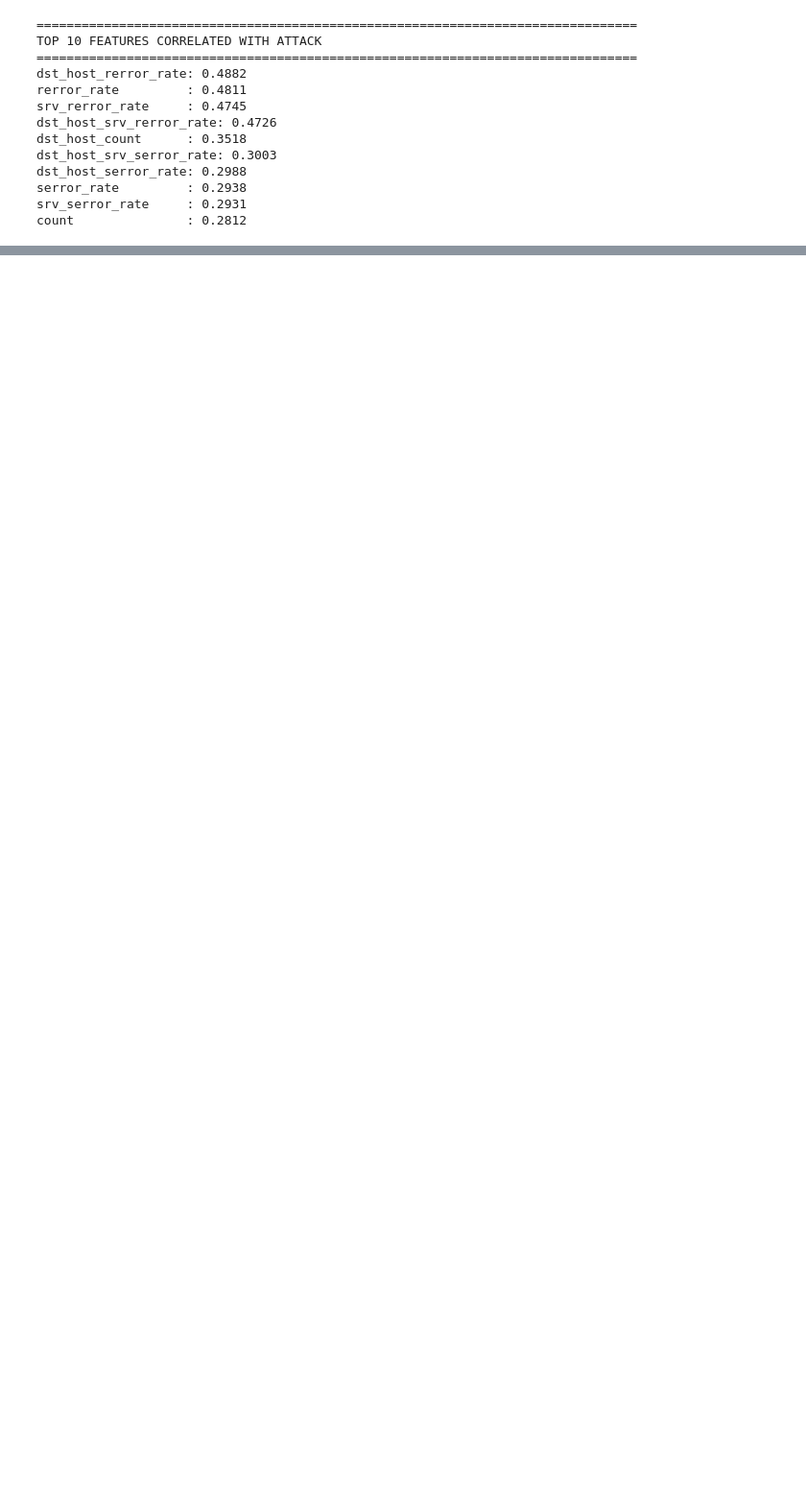
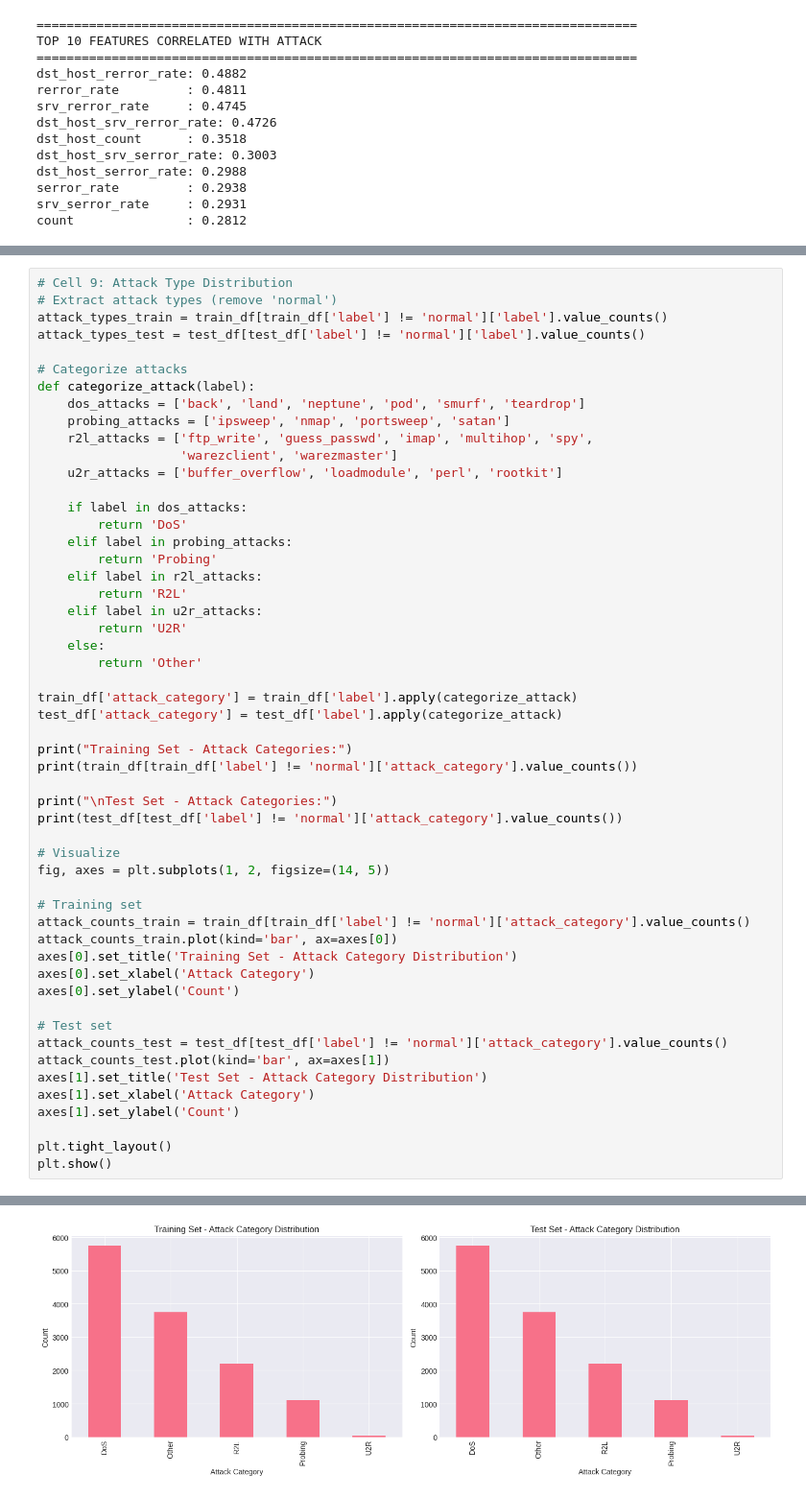
Before and after one commit to hima879/ai_network_ids, a Jupyter notebook: notebooks/01_EDA_Network_Intrusion.ipynb, the cells around one changed output, grey strips where cells are left out. Shown at 96% size. Cells and saved outputs as stored; diff of their text form; blank space fills up the shorter version.

```diff
--- a/notebooks/01_EDA_Network_Intrusion.ipynb
+++ b/notebooks/01_EDA_Network_Intrusion.ipynb
@@ -419,0 +511,54 @@ count               : 0.2812
+# %%
+# Cell 9: Attack Type Distribution
+# Extract attack types (remove 'normal')
+attack_types_train = train_df[train_df['label'] != 'normal']['label'].value_counts()
+attack_types_test = test_df[test_df['label'] != 'normal']['label'].value_counts()
+
+# Categorize attacks
+def categorize_attack(label):
+    dos_attacks = ['back', 'land', 'neptune', 'pod', 'smurf', 'teardrop']
+    probing_attacks = ['ipsweep', 'nmap', 'portsweep', 'satan']
+    r2l_attacks = ['ftp_write', 'guess_passwd', 'imap', 'multihop', 'spy',
+                   'warezclient', 'warezmaster']
+    u2r_attacks = ['buffer_overflow', 'loadmodule', 'perl', 'rootkit']
+
+    if label in dos_attacks:
+        return 'DoS'
+    elif label in probing_attacks:
+        return 'Probing'
+    elif label in r2l_attacks:
+        return 'R2L'
+    elif label in u2r_attacks:
+        return 'U2R'
+    else:
+        return 'Other'
+
+train_df['attack_category'] = train_df['label'].apply(categorize_attack)
+test_df['attack_category'] = test_df['label'].apply(categorize_attack)
+
+print("Training Set - Attack Categories:")
+print(train_df[train_df['label'] != 'normal']['attack_category'].value_counts())
+
+print("\nTest Set - Attack Categories:")
+print(test_df[test_df['label'] != 'normal']['attack_category'].value_counts())
+
+# Visualize
+fig, axes = plt.subplots(1, 2, figsize=(14, 5))
+
+# Training set
+attack_counts_train = train_df[train_df['label'] != 'normal']['attack_category'].value_counts()
+attack_counts_train.plot(kind='bar', ax=axes[0])
+axes[0].set_title('Training Set - Attack Category Distribution')
+axes[0].set_xlabel('Attack Category')
+axes[0].set_ylabel('Count')
+
+# Test set
+attack_counts_test = test_df[test_df['label'] != 'normal']['attack_category'].value_counts()
+attack_counts_test.plot(kind='bar', ax=axes[1])
+axes[1].set_title('Test Set - Attack Category Distribution')
+axes[1].set_xlabel('Attack Category')
+axes[1].set_ylabel('Count')
+
+plt.tight_layout()
+plt.show()
+# %% [output]
@@ -419,0 +582 @@ count               : 0.2812
+[figure, added]
```
Also changed, not shown: parts of 18 cells of this notebook.
